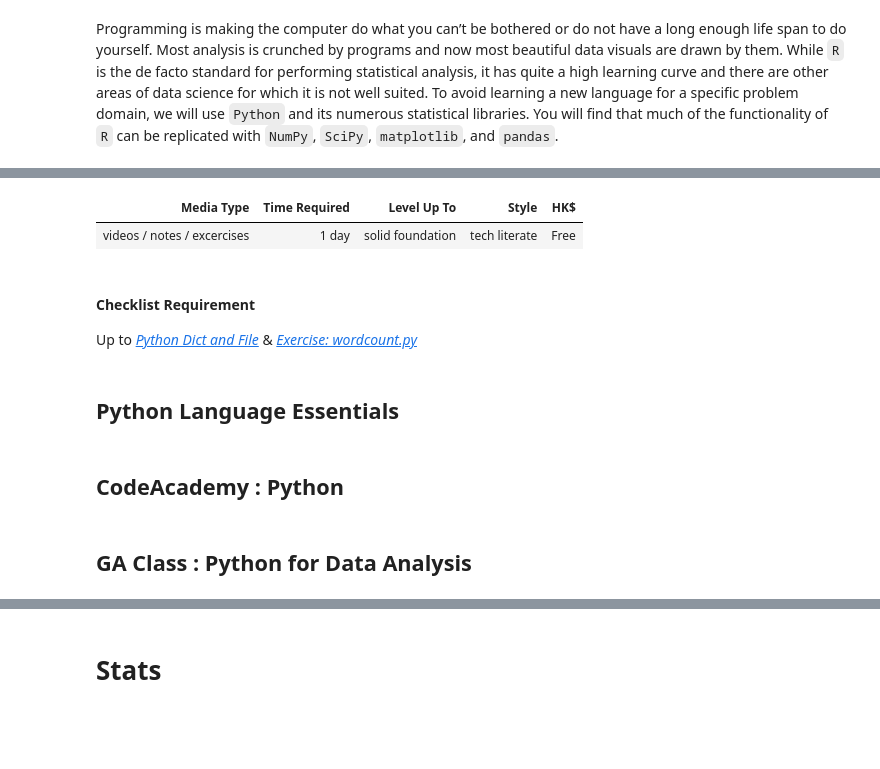
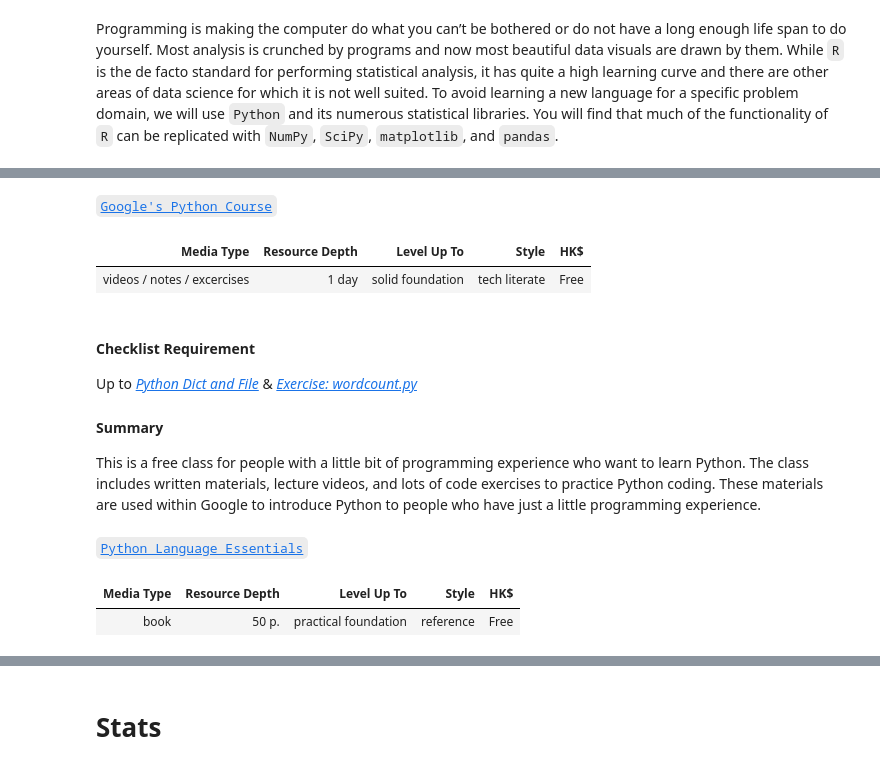
Before and after one commit to tijptjik/DS_prologue, a Jupyter notebook: prologue.ipynb, the cells around one changed output, grey strips where cells are left out. Drawn from its saved outputs; the diff is of its cells as text; code cells hidden in the pictures; blank space fills up the shorter version.

```diff
--- a/prologue.ipynb
+++ b/prologue.ipynb
@@ -79,15 +82,27 @@ Programming is making the computer do what you can’t be bothered or do not hav
+# %%
+print_resource("Google's Python Course",'https://developers.google.com/edu/python/','assets/gdb.JPG')
+# %% [output]
+Google's Python Course
 # %%
-resource_table('google')
+resource_table('google-python')
 # %% [output]
-| Media Type | Time Required | Level Up To | Style | HK$ |
+| Media Type | Resource Depth | Level Up To | Style | HK$ |
 | videos / notes / excercises | 1 day | solid foundation | tech literate | Free |
 # %% [markdown]
 #### Checklist Requirement
 
 Up to _[Python Dict and File](https://developers.google.com/edu/python/dict-files)_ & _[Exercise: wordcount.py](https://developers.google.com/edu/python/exercises/basic)_
+
+#### Summary
+
+This is a free class for people with a little bit of programming experience who want to learn Python. The class includes written materials, lecture videos, and lots of code exercises to practice Python coding. These materials are used within Google to introduce Python to people who have just a little programming experience.
-# %% [markdown]
-## Python Language Essentials
-# %% [markdown]
-## CodeAcademy : Python
-# %% [markdown]
-## GA Class : Python for Data Analysis
+# %%
+print_resource("Python Language Essentials",
+               'https://copy.com/6D3JLxGXWaPQGU2H','assets/Python_natalensis_Smith_1840.jpg')
+# %% [output]
+Python Language Essentials
+# %%
+resource_table('pydata-python')
+# %% [output]
+| Media Type | Resource Depth | Level Up To | Style | HK$ |
+| book | 50 p. | practical foundation | reference | Free |
```
Also changed, not shown: parts of 56 cells of this notebook, 4 other files.
